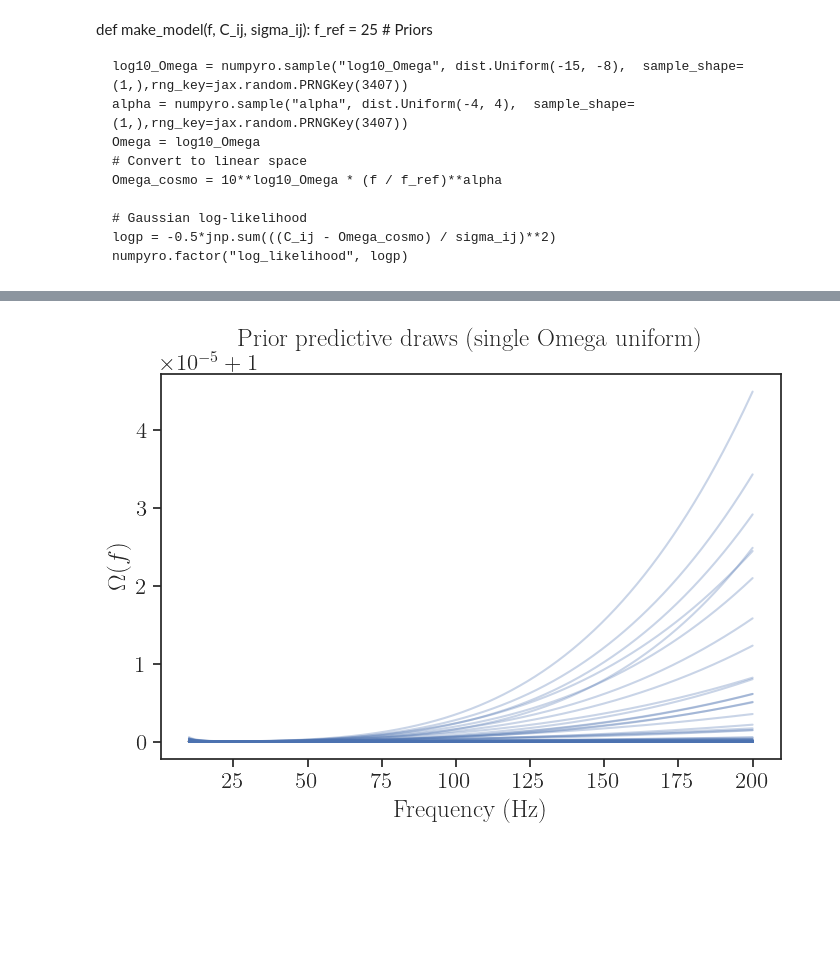
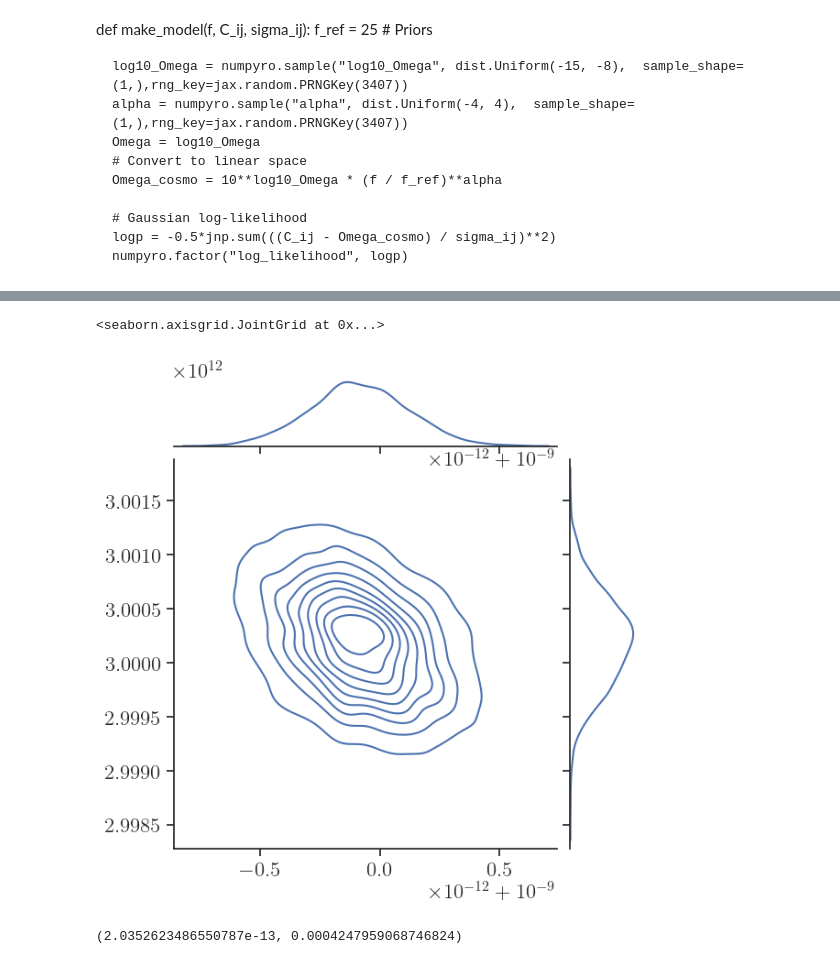
Before and after one commit to LexiLeali/SBI_SGWB, a Jupyter notebook: Lexi/MCMC.ipynb, the cells around one changed output, grey strips where cells are left out. Saved outputs shown, nothing was run; the diff lists cells and outputs as text; code cells hidden in the pictures; blank space fills up the shorter version.

```diff
--- a/Lexi/MCMC.ipynb
+++ b/Lexi/MCMC.ipynb
@@ -596,25 +595,25 @@ WARNING:root:Too few points to create valid contours
-# %%
-import numpy as np
-import matplotlib.pyplot as plt
-
-# frequencies
-f = np.linspace(10, 200, 2048)
-f_ref = 25.0
-
-# number of draws
-N = 100
-
-plt.figure(figsize=(8,5))
-for _ in range(N):
-    Omega = np.random.uniform(1e-15, 1e-8)    # single uniform prior
-    alpha = np.random.uniform(-4, 4)           # uniform prior for alpha
-    Omega_f = Omega * (f / f_ref)**alpha
-    plt.plot(f, 10**Omega_f, color="C0", alpha=0.3)
-
-plt.xlabel("Frequency (Hz)")
-plt.ylabel(r"$\Omega(f)$")
-#plt.ylim( -2500, 2500)
-plt.title("Prior predictive draws (single Omega uniform)")
-plt.show()
-# %% [output]
-[figure, removed]
+# %%
+test_data = sim.sample(conditions={'z':[-9, 3]})
+original_test_data = copy.deepcopy(test_data['x'])
+test_data['x'] = test_data['x'].reshape([1, 2048])
+test_data['x'] = preprocess_whiten(test_data['x'] , sigma)
+test_data['x'] = test_data['x'][0]
+# %%
+nmcmc = 1000
+nchain = 4
+
+kernel = NUTS(make_model)
+mcmc = MCMC(kernel, num_warmup = nmcmc, num_samples = nmcmc, num_chains = nchain)
+mcmc.run(jax.random.PRNGKey(3407), sim.freq, original_test_data, sigma)
+# %%
+result = az.from_numpyro(mcmc)
+Omega_MCMC = np.asarray(result['posterior']['Omega_alpha']).reshape([-1])
+alpha_MCMC = np.asarray(result['posterior']['alpha']).reshape([-1])
+sns.jointplot(x=Omega_MCMC, y=alpha_MCMC, kind="kde")
+# %% [output]
+<seaborn.axisgrid.JointGrid at 0x...>
+[figure, added]
+# %%
+np.std(Omega_MCMC), np.std(alpha_MCMC)
+# %% [output]
+(2.0352623486550787e-13, 0.0004247959068746824)
```
Also changed, not shown: parts of 16 cells of this notebook.
